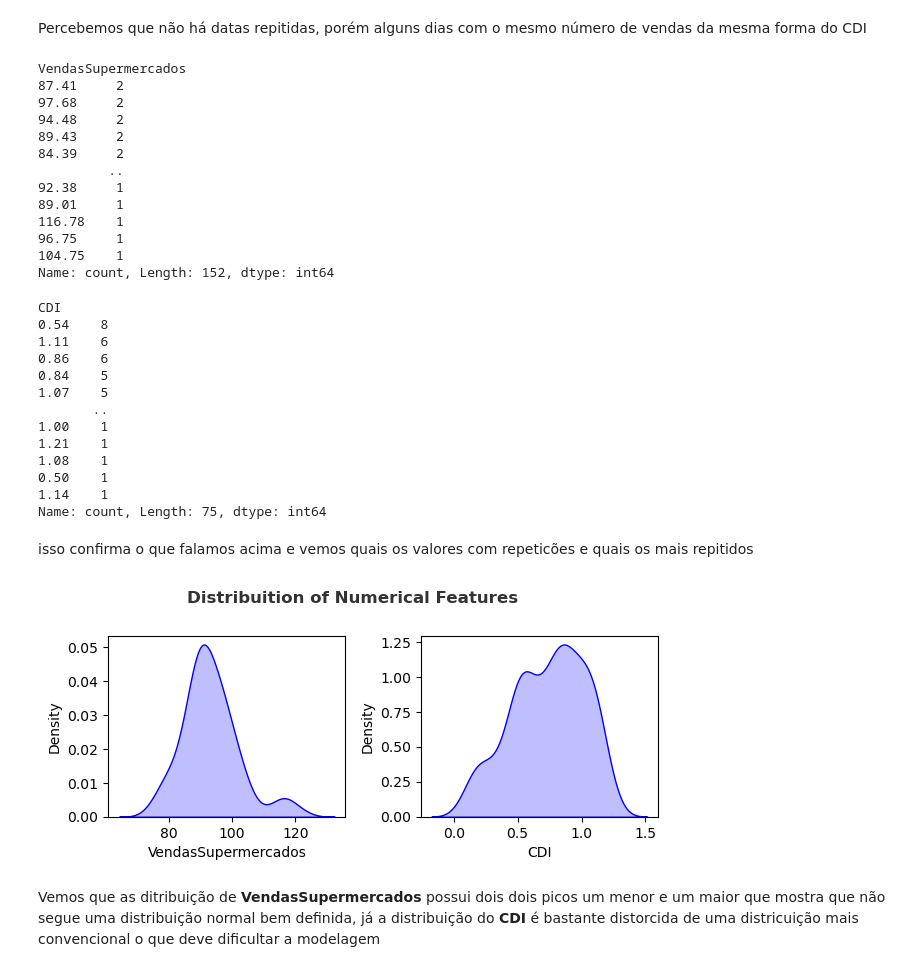
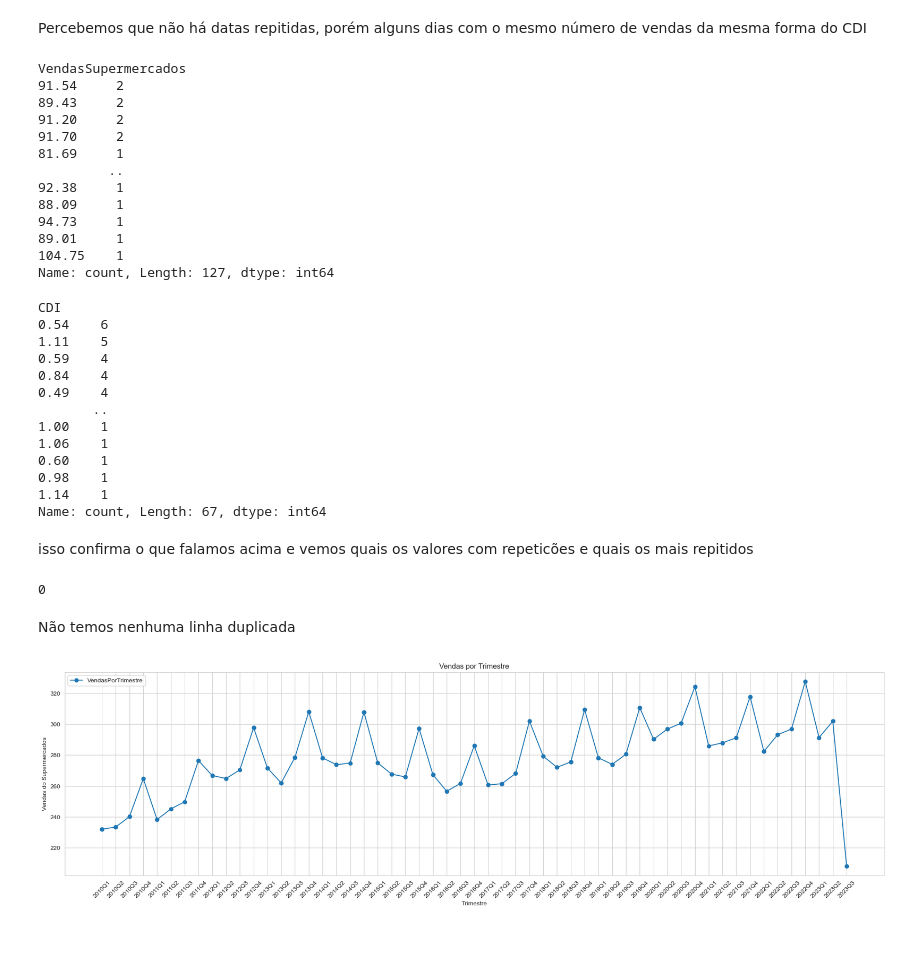
Before and after one commit to leonardoccarv/VendasDeSupermercados, a Jupyter notebook: notebook.ipynb, the cells around one changed output. Cells and saved outputs as stored; diff of their text form; code cells hidden in the pictures; blank space fills up the shorter version.

```diff
--- a/notebook.ipynb
+++ b/notebook.ipynb
@@ -96,50 +144,56 @@ dtype: int64
 # %% [markdown]
 Percebemos que não há datas repitidas, porém alguns dias com o mesmo número de vendas da mesma forma do CDI
 # %%
-df.VendasSupermercados.value_counts()
+df_train.VendasSupermercados.value_counts()
 # %% [output]
 VendasSupermercados
-87.41     2
-97.68     2
-94.48     2
+91.54     2
 89.43     2
-84.39     2
+91.20     2
+91.70     2
+81.69     1
          ..
 92.38     1
+88.09     1
+94.73     1
 89.01     1
-116.78    1
-96.75     1
 104.75    1
-Name: count, Length: 152, dtype: int64
+Name: count, Length: 127, dtype: int64
 # %%
-df.CDI.value_counts()
+df_train.CDI.value_counts()
 # %% [output]
 CDI
-0.54    8
-1.11    6
-0.86    6
-0.84    5
-1.07    5
+0.54    6
+1.11    5
+0.59    4
+0.84    4
+0.49    4
        ..
 1.00    1
-1.21    1
-1.08    1
-0.50    1
+1.06    1
+0.60    1
+0.98    1
 1.14    1
-Name: count, Length: 75, dtype: int64
+Name: count, Length: 67, dtype: int64
 # %% [markdown]
 isso confirma o que falamos acima e vemos quais os valores com repeticões e quais os mais repitidos
-# %%
-numerical_features = ['VendasSupermercados', 'CDI']
-
-plt.suptitle('Distribuition of Numerical Features', fontsize=12, fontweight='bold', alpha=0.8, y=1.)
-
-for i in range(len(numerical_features)):
-    plt.subplot(2, 2, i+1)
-    sns.kdeplot(x=df[numerical_features[i]], shade=True, color='b')
-    plt.xlabel(numerical_features[i])
-    plt.tight_layout()
-# %% [output]
-[figure, removed]
-# %% [markdown]
-Vemos que as ditribuição de **VendasSupermercados** possui dois dois picos um menor e um maior que mostra que não segue uma distribuição normal bem definida, já a distribuição do **CDI** é bastante distorcida de uma districuição mais convencional o que deve dificultar a modelagem
+# %%
+df_train.duplicated().sum()
+# %% [output]
+0
+# %% [markdown]
+Não temos nenhuma linha duplicada
+# %%
+df_train = df_train.sort_values(by='Trimestre')
+
+plt.figure(figsize=(24, 6))
+plt.plot(df_train['Trimestre'], df_train['VendasPorTrimestre'], label='VendasPorTrimestre', marker='o')
+plt.title('Vendas por Trimestre')
+plt.xlabel('Trimestre')
+plt.ylabel('Vendas do Supermercados')
+plt.legend()
+plt.xticks(rotation=45)
+plt.grid(True)
+plt.show()
+# %% [output]
+[figure, added]
```
Also changed, not shown: parts of 16 cells of this notebook.
